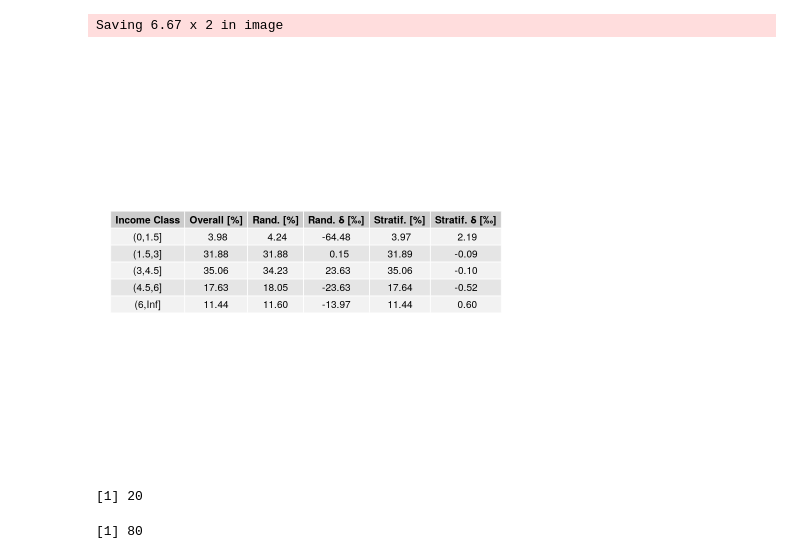
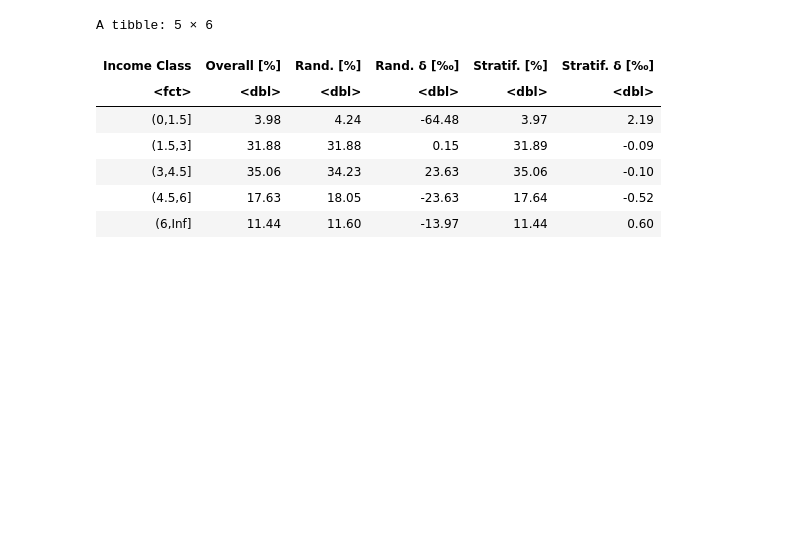
Before and after one commit to slavistan/ml-book-notes, a Jupyter notebook: scratchpad.ipynb, the cells around one changed output. Drawn from its saved outputs; the diff is of its cells as text; code cells hidden in the pictures; blank space fills up the shorter version.

```diff
--- a/scratchpad.ipynb
+++ b/scratchpad.ipynb
@@ -49,50 +34,45 @@ Note: As of version 1.0.0, cowplot does not change the
 # %%
 library(zeallot)
 library(knitr)
+library(GGally)
 shuffle_split_rng <- function(data, proportion, seed=NA) {
     if (! is.na(seed)) { set.seed(seed) }
     permutated_indices <- sample(nrow(data))
     num_of_elems_in_split <- floor(nrow(data) * proportion)
     split <- data[permutated_indices,][1:num_of_elems_in_split,]
     remainder <- data[permutated_indices,][(num_of_elems_in_split+1):nrow(data),]
     list(split, remainder)
 }
 shuffle_split_stratified <- function(data, proportion, seed=NA) {
     if (! is.na(seed)) { set.seed(seed) }
     dd <- data %>% mutate(rownum = row_number())
     split <- dd %>% group_by(incomecat) %>% sample_frac(proportion) %>% ungroup
     remainder <- dd %>% filter(! rownum %in% split$rownum ) %>% select(-rownum)
     list(split %>% select(-rownum), remainder)
 }
 
 c(split_rng, remainder_rng) %<-% shuffle_split_rng(housing, 0.2, seed=1)
 c(split_stratified, remainder_stratified) %<-% shuffle_split_stratified(housing, 0.2, seed=1)
 
 df <- housing %>% select(incomecat) %>% group_by(incomecat) %>%
         summarize(overall_freq=n()/nrow(housing) * 100)
 
 for (dfname in list("split_rng", "split_stratified")) {
     dd=get(dfname) # string to variable
     dftemp <- dd %>% select(incomecat) %>% group_by(incomecat) %>% summarize(rel_prevalence=100 * n()/nrow(dd))
     colname <- paste0(dfname,"_freq")
     df[colname] <- dftemp$rel_prevalence
     df[paste0(colname,"_rel_error")] <- 1000 * (df$overall_freq - df[colname]) / df$overall_freq
 }
 df <- df %>% rapply(f = function(x) { round(x, 2) }, classes="numeric", how="replace")
 names(df) <- c("Income Class", "Overall [%]", "Rand. [%]","Rand. δ [‰]","Stratif. [%]","Stratif. δ [‰]")
-
-library(gridExtra)
-plot_grid(tableGrob(df, rows=NULL), nrow=1)
-ggsave("/tmp/muhtable.png", height=2)
+df
 # %% [output]
-Saving 6.67 x 2 in image
+A tibble: 5 × 6
-[figure, removed]
+| Income Class | Overall [%] | Rand. [%] | Rand. δ [‰] | Stratif. [%] | Stratif. δ [‰] |
+| <fct> | <dbl> | <dbl> | <dbl> | <dbl> | <dbl> |
+| (0,1.5] | 3.98 | 4.24 | -64.48 | 3.97 | 2.19 |
+| (1.5,3] | 31.88 | 31.88 | 0.15 | 31.89 | -0.09 |
+| (3,4.5] | 35.06 | 34.23 | 23.63 | 35.06 | -0.10 |
+| (4.5,6] | 17.63 | 18.05 | -23.63 | 17.64 | -0.52 |
+| (6,Inf] | 11.44 | 11.60 | -13.97 | 11.44 | 0.60 |
-# %%
-set.seed(1)
-dd <- housing %>% sample_n(100)
-c(split, remainder) %<-% shuffle_split_stratified(dd, 0.2)
-nrow(split)
-nrow(remainder)
-# %% [output]
-[1] 20
-[1] 80
```
Also changed, not shown: parts of 12 cells of this notebook, 2 other files.
